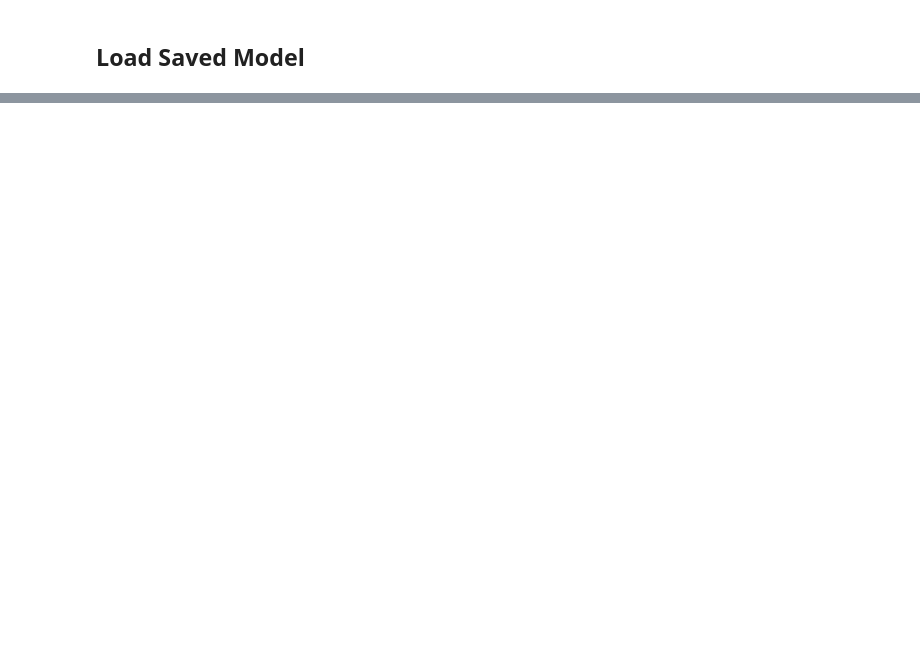
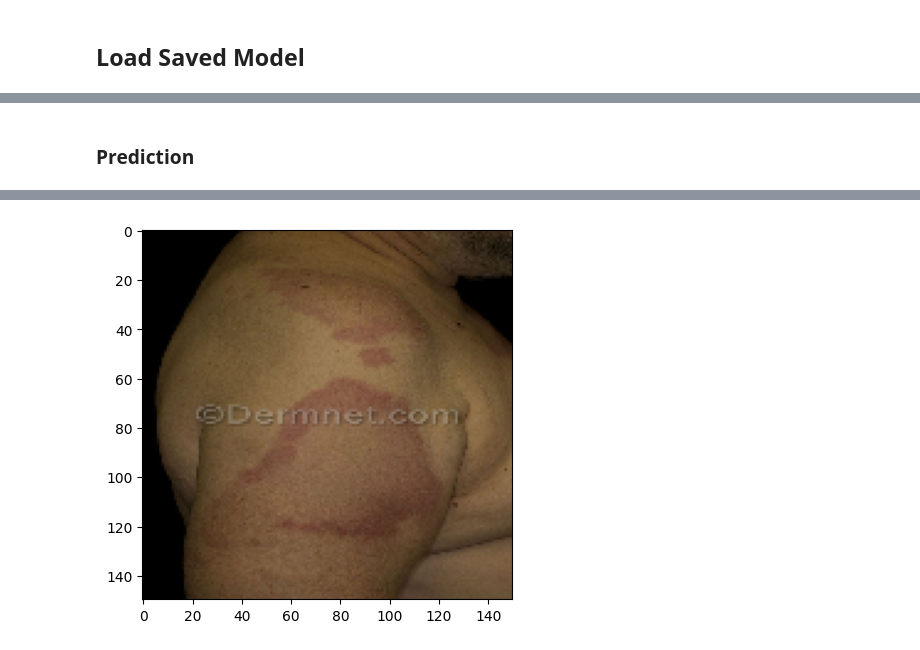
Before and after one commit to AksaCerma/akscarma-ml, a Jupyter notebook: ml_aksacarma_development.ipynb, the cells around one changed output, grey strips where cells are left out. Drawn from its saved outputs; the diff is of its cells as text; code cells hidden in the pictures; blank space fills up the shorter version.

Commit message:
Update notebook when run

```diff
--- a/ml_aksacarma_development.ipynb
+++ b/ml_aksacarma_development.ipynb
@@ -107,5 +138,5 @@ skin_type_desease = [
     ]
 
 # n is many of types of skin desease
-n = len(skin_type)
+n = len(skin_type_desease)
 print("Many of types of skin desease:", n)
@@ -114,6 +147,6 @@ print("Many of types of skin desease:", n)
 !find ./merged-sorted-dermnet/ -type f ! -name "*.jpg" -exec rm {} +
 
 # Check how many pictures are in the folder
-for fn in skin_type:
+for fn in skin_type_desease:
     source_path_skin = os.path.join(source_path, fn)
     print(f"There are {len(os.listdir(source_path_skin))} images of {fn}.")
@@ -200,7 +263,7 @@ SKIN_TYPE_DIR_VALIDATION = []
 SKIN_TYPE_DIR_TEST = []
 
 # Append list of SKIN_TYPE_DIR_SOURCE, SKIN_TYPE_DIR_TRAINING, SKIN_TYPE_DIR_VALIDATION
-for fn in skin_type:
+for fn in skin_type_desease:
   SKIN_SOURCE_DIR = f"{source_path}/{fn}"
   SKIN_TYPE_DIR_SOURCE.append(SKIN_SOURCE_DIR)
 
@@ -234,7 +297,7 @@ for fn in SKIN_TYPE_DIR_TEST:
 split_size = (.8, .15) # 80% for training, 15% for validation, and rest 5% for test
 
 # Split from source folder to training and validation folder
-for i in range(len(skin_type)):
+for i in range(len(skin_type_desease)):
   TMP_SOURCE_DIR = SKIN_TYPE_DIR_SOURCE[i]
   TMP_TRAINING_DIR = SKIN_TYPE_DIR_TRAINING[i]
   TMP_VALIDATION_DIR = SKIN_TYPE_DIR_VALIDATION[i]
@@ -244,5 +307,5 @@ for i in range(len(skin_type)):
 
 # Check that the number of images matches the expected output
 print("The number of images in folder Original -> Training, Validation, Test")
-for i in range(len(skin_type)):
-  print(f"{skin_type[i]} : {len(os.listdir(SKIN_TYPE_DIR_SOURCE[i]))} -> {len(os.listdir(SKIN_TYPE_DIR_TRAINING[i]))}, {len(os.listdir(SKIN_TYPE_DIR_VALIDATION[i]))}, {len(os.listdir(SKIN_TYPE_DIR_TEST[i]))}")
+for i in range(len(skin_type_desease)):
+  print(f"{skin_type_desease[i]} : {len(os.listdir(SKIN_TYPE_DIR_SOURCE[i]))} -> {len(os.listdir(SKIN_TYPE_DIR_TRAINING[i]))}, {len(os.listdir(SKIN_TYPE_DIR_VALIDATION[i]))}, {len(os.listdir(SKIN_TYPE_DIR_TEST[i]))}")
@@ -405,6 +547,6 @@ files.download("/content/savedmodel.zip")
 ## Load Saved Model
 # %%
 # Load Saved_Model
-model_path = "/content/drive/MyDrive/Colab Notebooks/saved_model/ml-aksacarma"
+model_path = "/content/saved_model/ml-aksacarma-1"
 new_model = tf.keras.models.load_model(model_path)
 new_model.summary()
@@ -429,3 +614,5 @@ skin_type_desease = [
+# %% [markdown]
+### Prediction
 # %%
 # Determine class
 def what_class(arr_prob_class, type_skin_diseases):
@@ -452,5 +639,6 @@ def predict_skin_desease(img_path, new_model, skin_type_desease):
     return what_class(predictions[0], skin_type_desease)
 # %%
 # Get image that want to predict
-path = "/content/drive/MyDrive/Colab Notebooks/dermnet-image-for-train/test/warts-molluscum-and-other-viral-infections/corns-36.jpg"
+path = "/content/dermnet-image-for-train/test/urticaria-hives/erythema-annulare-centrifugum-15.jpg"
 print(predict_skin_desease(path, new_model ,skin_type_desease))
+# %% [output]
@@ -456,0 +647 @@ print(predict_skin_desease(path, new_model ,skin_type_desease))
+[figure, added]
```
Also changed, not shown: parts of 25 cells of this notebook.
